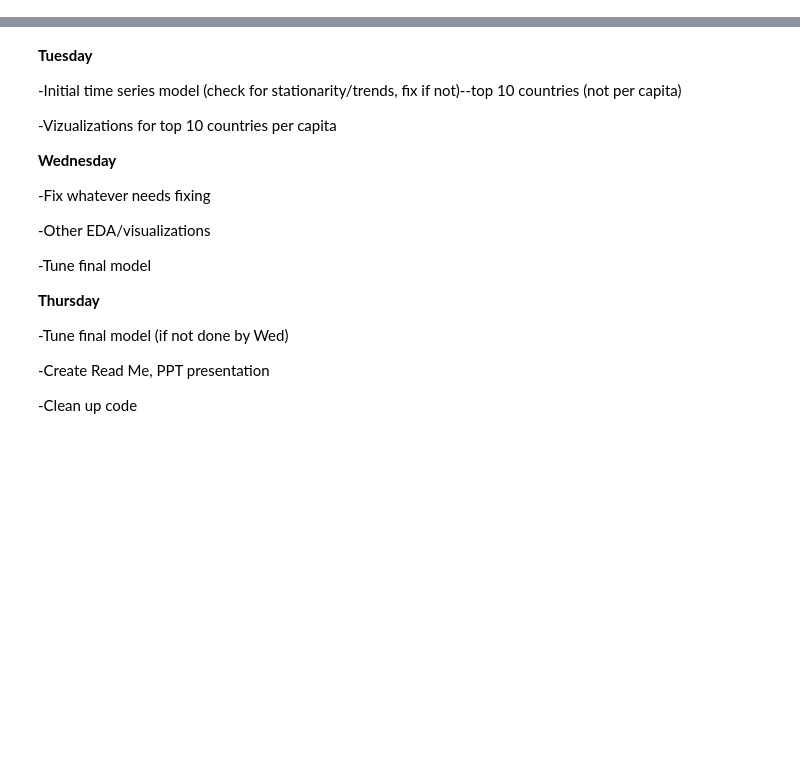
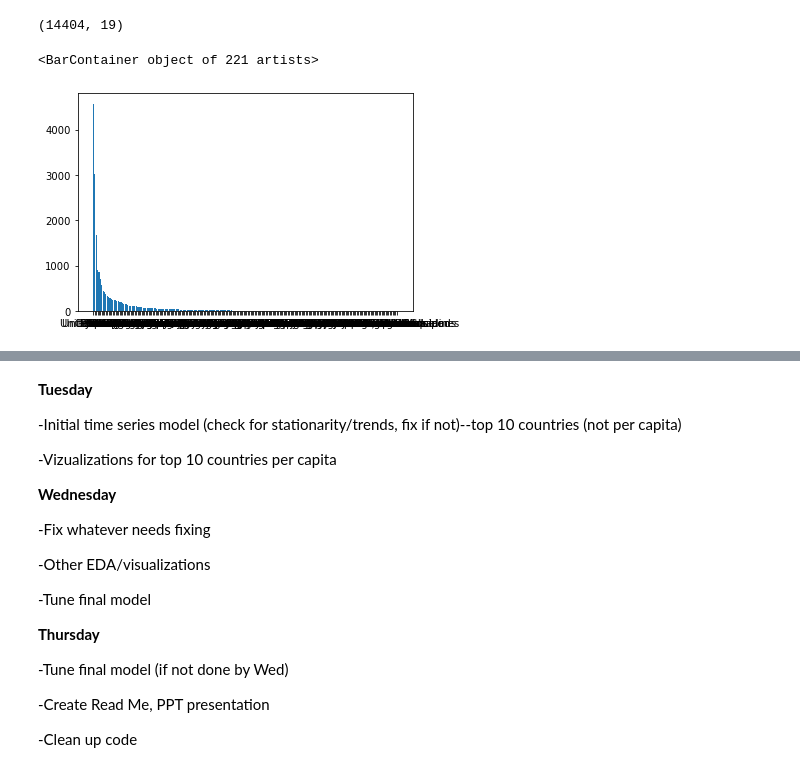
Before and after one commit to Davida1014/CO2_TimeSeries, a Jupyter notebook: CO2_TimeSeries.ipynb, the cells around one changed output, grey strips where cells are left out. Saved outputs shown, nothing was run; the diff lists cells and outputs as text; code cells hidden in the pictures; blank space fills up the shorter version.

```diff
--- a/CO2_TimeSeries.ipynb
+++ b/CO2_TimeSeries.ipynb
@@ -132,0 +10,5 @@ KeyboardInterrupt:
+# %%
+data = pd.read_csv('data/owid-co2-data.csv')
+df = data
+print(df.shape)
+df.head()
@@ -132,0 +29,16 @@ KeyboardInterrupt:
+# %%
+#Drop continents, identified by lacking an ISO code
+df.dropna(axis=0,subset=['iso_code'],inplace=True)
+
+#Drop "World" entries
+df = df[df.country != 'World']
+df.shape
+# %% [output]
+(14404, 19)
+# %%
+#Visualize total CO2 emissions by country (note: fix size to make more legible)
+import matplotlib.pyplot as plt
+plt.bar(x=df.groupby(['country'])['co2'].mean().sort_values(ascending=False).index,height=df.groupby(['country'])['co2'].mean().sort_values(ascending=False))
+# %% [output]
+<BarContainer object of 221 artists>
+[figure, added]
```
Also changed, not shown: parts of 51 cells of this notebook, 1 other file.
